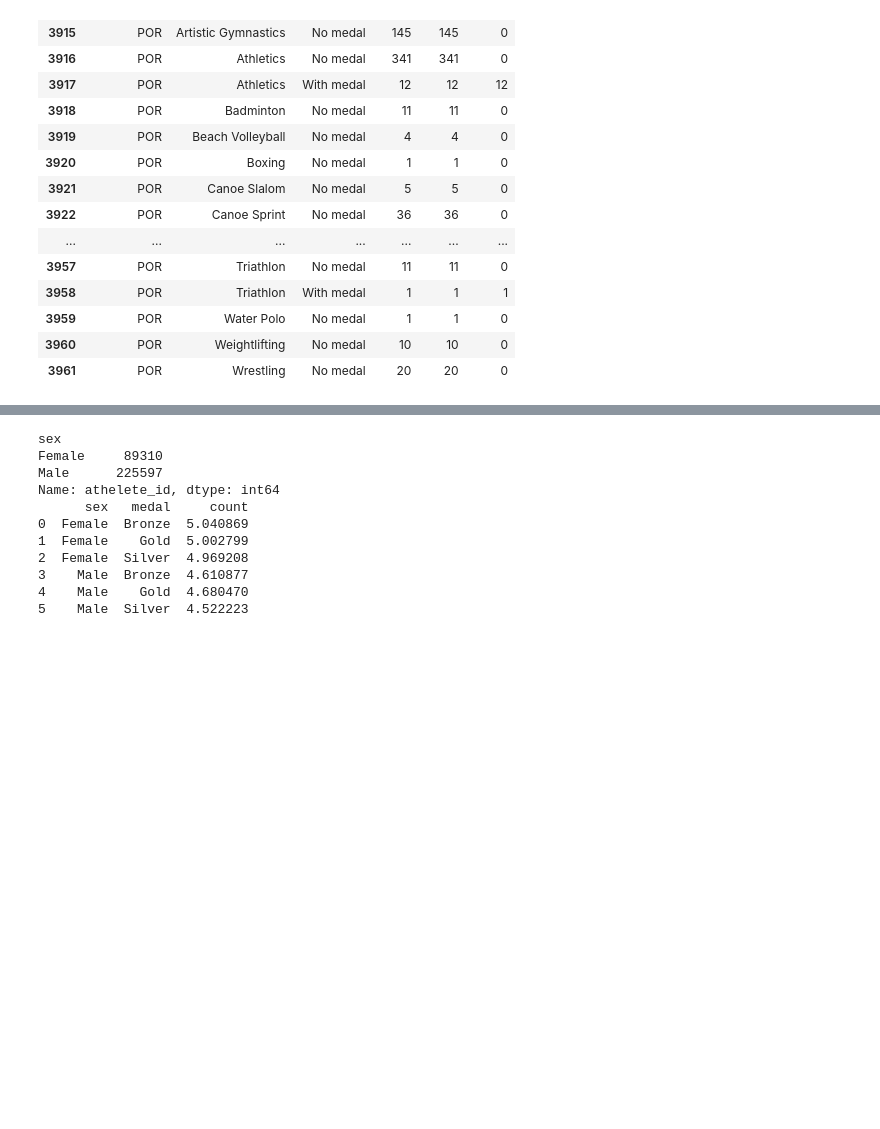
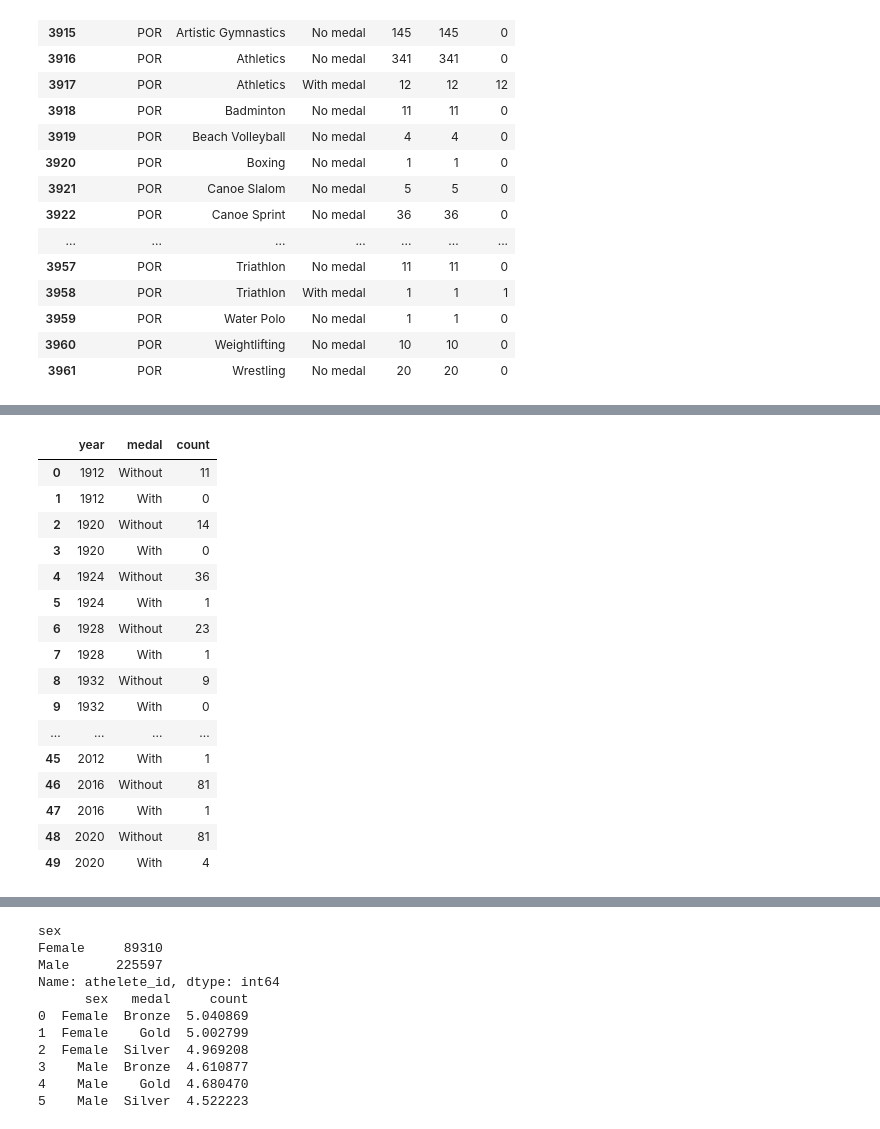
Before and after one commit to DMeneses01/VAD-Project, a Jupyter notebook: sunburst.ipynb, the cells around one changed output, grey strips where cells are left out. Saved outputs shown, nothing was run; the diff lists cells and outputs as text; code cells hidden in the pictures; blank space fills up the shorter version.

```diff
--- a/sunburst.ipynb
+++ b/sunburst.ipynb
@@ -70,0 +123,50 @@ fig.show()
+# %%
+country = "POR"
+
+country_df = athlete_results[athlete_results["country_noc"] == country]
+
+medals = pd.DataFrame(country_df.groupby(['edition']).sum()).reset_index()
+
+years = country_df["edition"].unique()
+
+year = []
+medal = []
+count = []
+
+for y in years:
+    year.append(y)
+    year.append(y)
+
+    medal.append("Without")
+    medal.append("With")
+
+    withm = len(country_df[(country_df['edition'] == y) & (country_df['medal'] == 1)])
+    withoutm = len(country_df[(country_df['edition'] == y) & (country_df['medal'] == 0)])
+
+    count.append(withoutm)
+    count.append(withm)
+
+df = pd.DataFrame()
+df["year"] = year
+df["medal"] = medal
+df["count"] = count
+
+display(df)
+# %% [output]
+|  | year | medal | count |
+| 0 | 1912 | Without | 11 |
+| 1 | 1912 | With | 0 |
+| 2 | 1920 | Without | 14 |
+| 3 | 1920 | With | 0 |
+| 4 | 1924 | Without | 36 |
+| 5 | 1924 | With | 1 |
+| 6 | 1928 | Without | 23 |
+| 7 | 1928 | With | 1 |
+| 8 | 1932 | Without | 9 |
+| 9 | 1932 | With | 0 |
+| ... | ... | ... | ... |
+| 45 | 2012 | With | 1 |
+| 46 | 2016 | Without | 81 |
+| 47 | 2016 | With | 1 |
+| 48 | 2020 | Without | 81 |
+| 49 | 2020 | With | 4 |
```
Also changed, not shown: parts of 3 cells of this notebook, 4 other files.
